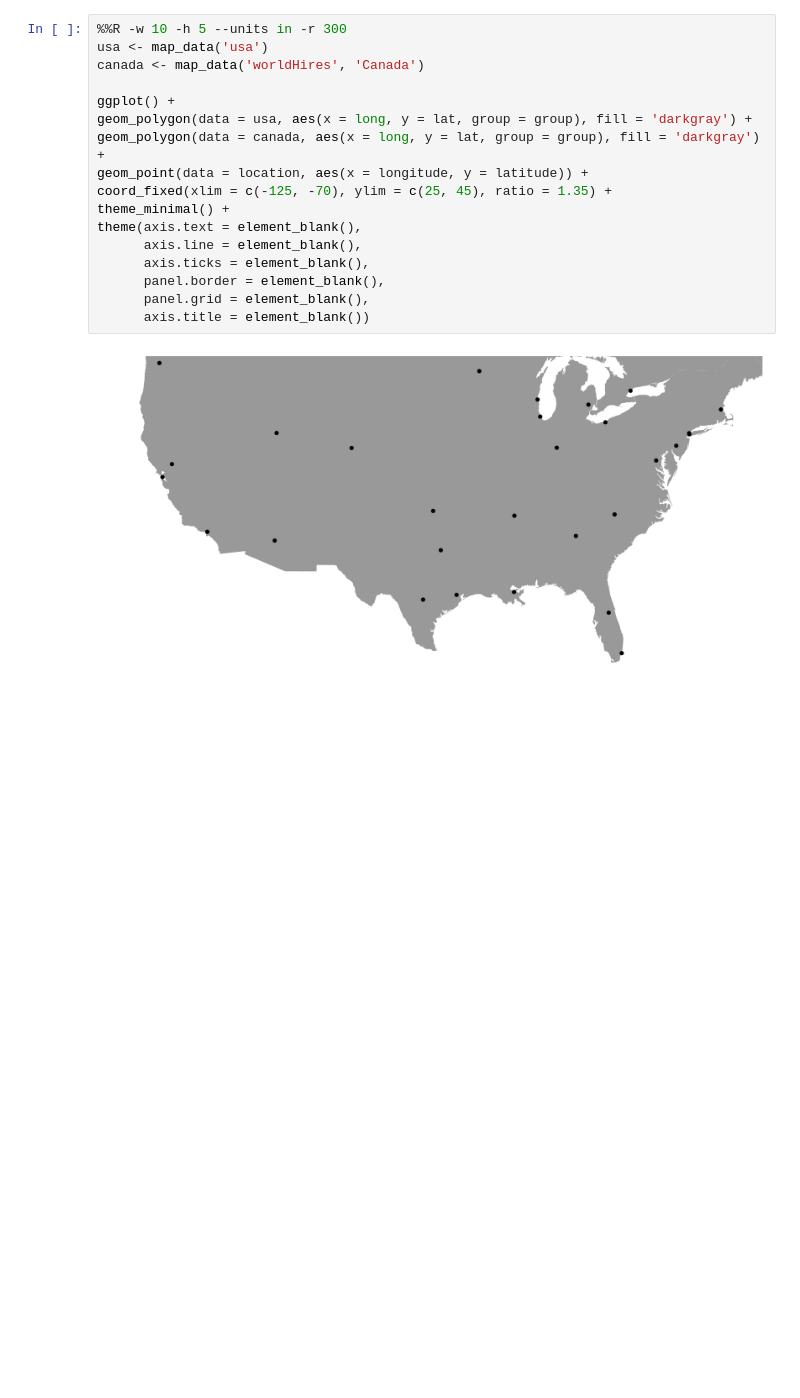
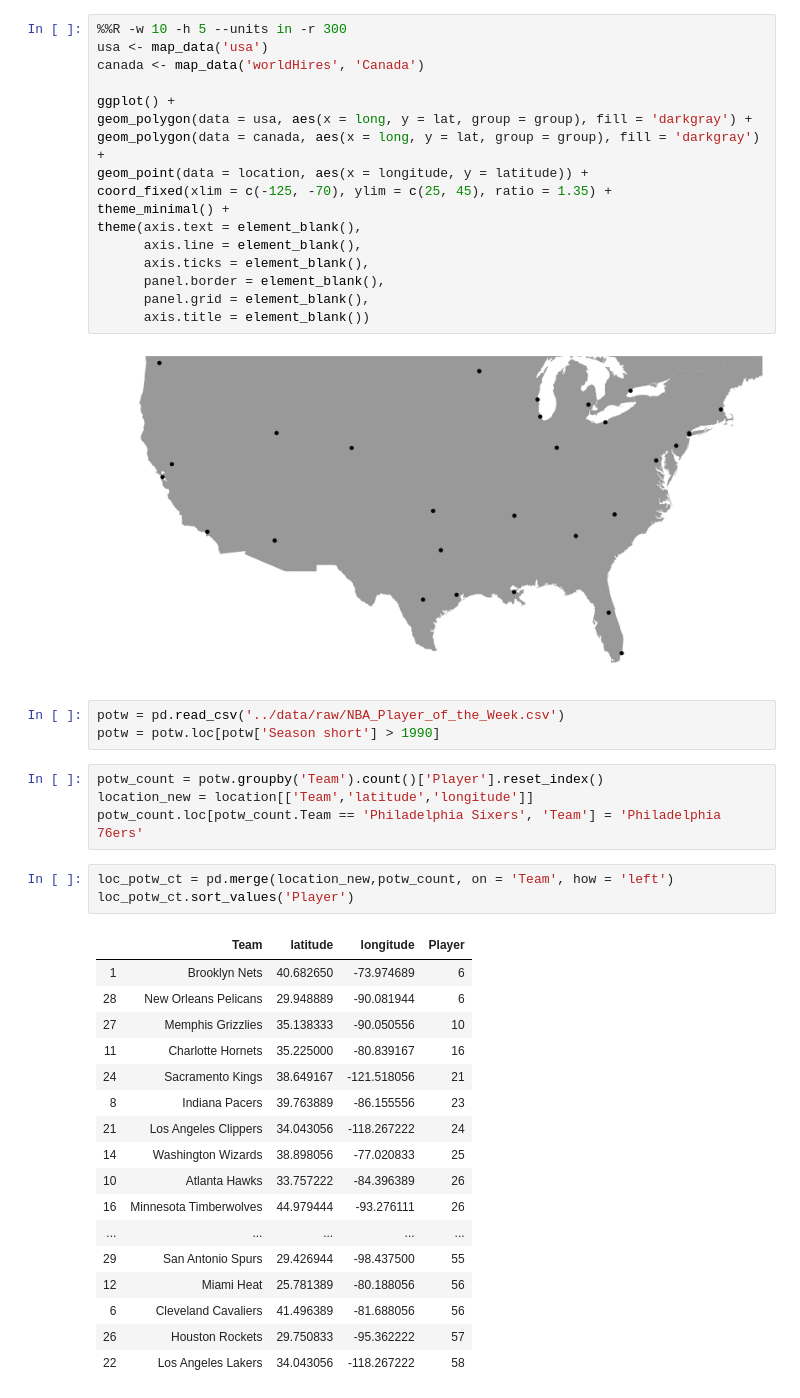
Before and after one commit to chunheisiu/NBA-POTW-Visualization, a Jupyter notebook: notebooks/_ggplot_5.ipynb, the cells around one changed output. Cells and saved outputs as stored; diff of their text form; blank space fills up the shorter version.

```diff
--- a/notebooks/_ggplot_5.ipynb
+++ b/notebooks/_ggplot_5.ipynb
@@ -31,3 +31,31 @@ theme(axis.text = element_blank(),
       axis.title = element_blank())
 # %% [output]
 [figure]
+# %%
+potw = pd.read_csv('../data/raw/NBA_Player_of_the_Week.csv')
+potw = potw.loc[potw['Season short'] > 1990]
+# %%
+potw_count = potw.groupby('Team').count()['Player'].reset_index()
+location_new = location[['Team','latitude','longitude']]
+potw_count.loc[potw_count.Team == 'Philadelphia Sixers', 'Team'] = 'Philadelphia 76ers'
+# %%
+loc_potw_ct = pd.merge(location_new,potw_count, on = 'Team', how = 'left')
+loc_potw_ct.sort_values('Player')
+# %% [output]
+|  | Team | latitude | longitude | Player |
+| 1 | Brooklyn Nets | 40.682650 | -73.974689 | 6 |
+| 28 | New Orleans Pelicans | 29.948889 | -90.081944 | 6 |
+| 27 | Memphis Grizzlies | 35.138333 | -90.050556 | 10 |
+| 11 | Charlotte Hornets | 35.225000 | -80.839167 | 16 |
+| 24 | Sacramento Kings | 38.649167 | -121.518056 | 21 |
+| 8 | Indiana Pacers | 39.763889 | -86.155556 | 23 |
+| 21 | Los Angeles Clippers | 34.043056 | -118.267222 | 24 |
+| 14 | Washington Wizards | 38.898056 | -77.020833 | 25 |
+| 10 | Atlanta Hawks | 33.757222 | -84.396389 | 26 |
+| 16 | Minnesota Timberwolves | 44.979444 | -93.276111 | 26 |
+| ... | ... | ... | ... | ... |
+| 29 | San Antonio Spurs | 29.426944 | -98.437500 | 55 |
+| 12 | Miami Heat | 25.781389 | -80.188056 | 56 |
+| 6 | Cleveland Cavaliers | 41.496389 | -81.688056 | 56 |
+| 26 | Houston Rockets | 29.750833 | -95.362222 | 57 |
+| 22 | Los Angeles Lakers | 34.043056 | -118.267222 | 58 |
```
Also changed, not shown: parts of 3 cells of this notebook.
